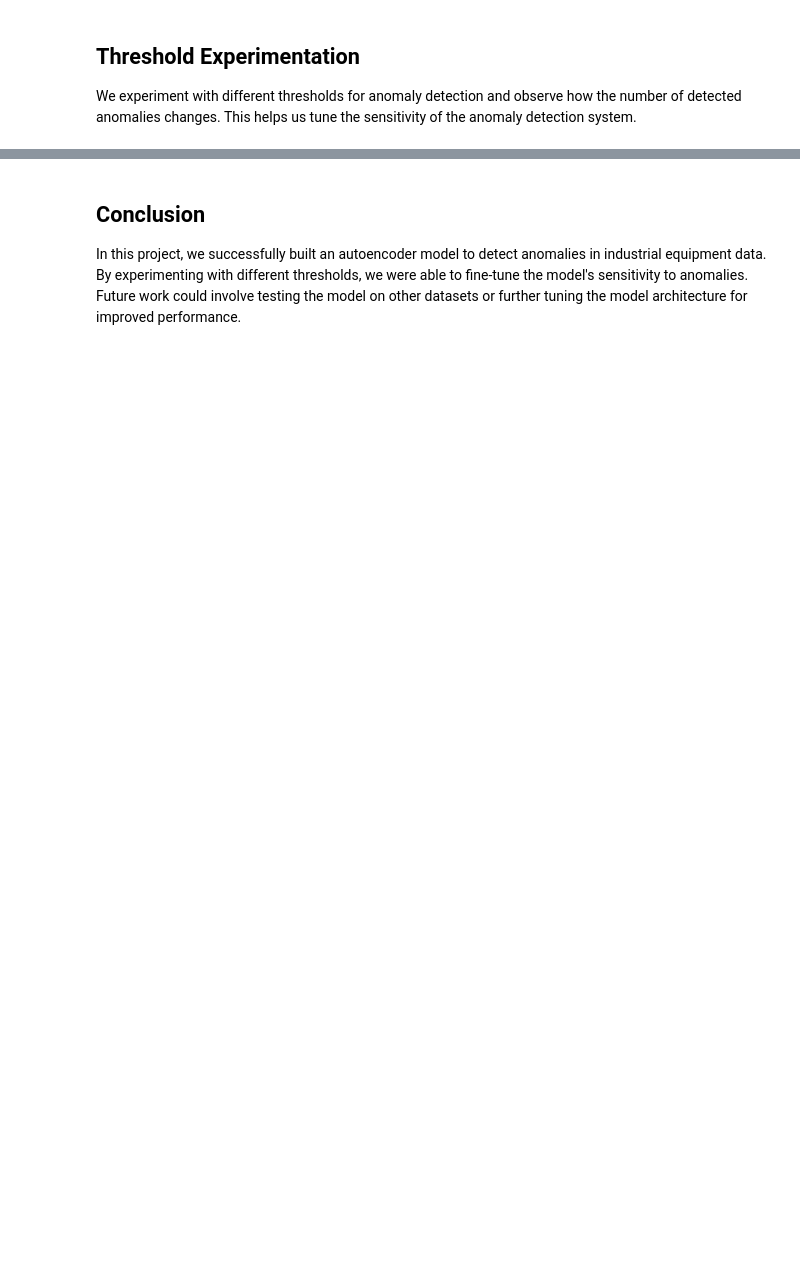
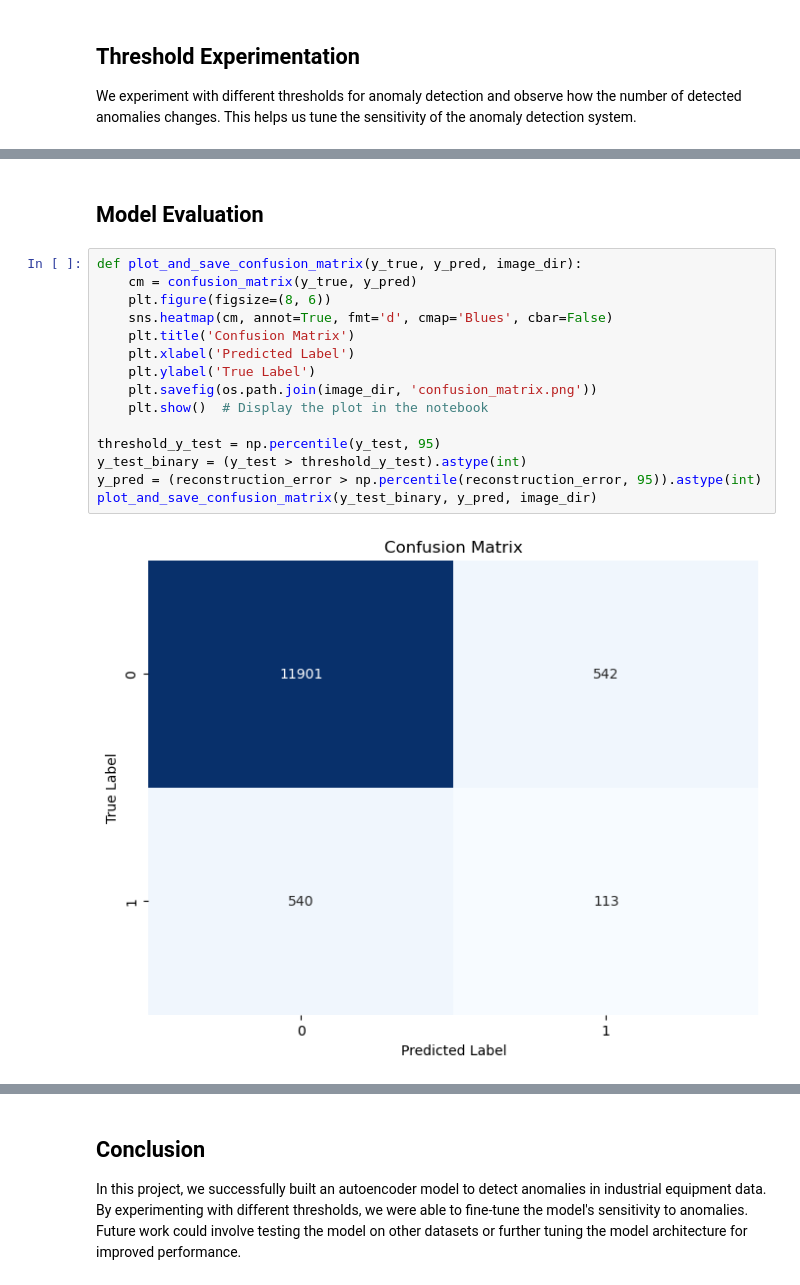
Before and after one commit to UdayKiran112/Industrial-Anomaly-Detection, a Jupyter notebook: autoencoder_train.ipynb, the cells around one changed output, grey strips where cells are left out. Drawn from its saved outputs; the diff is of its cells as text; blank space fills up the shorter version.

```diff
--- a/autoencoder_train.ipynb
+++ b/autoencoder_train.ipynb
@@ -233,0 +274,19 @@ Threshold: 2.5692 | Number of anomalies: 131
+# %% [markdown]
+## Model Evaluation
+# %%
+def plot_and_save_confusion_matrix(y_true, y_pred, image_dir):
+    cm = confusion_matrix(y_true, y_pred)
+    plt.figure(figsize=(8, 6))
+    sns.heatmap(cm, annot=True, fmt='d', cmap='Blues', cbar=False)
+    plt.title('Confusion Matrix')
+    plt.xlabel('Predicted Label')
+    plt.ylabel('True Label')
+    plt.savefig(os.path.join(image_dir, 'confusion_matrix.png'))
+    plt.show()  # Display the plot in the notebook
+
+threshold_y_test = np.percentile(y_test, 95)
+y_test_binary = (y_test > threshold_y_test).astype(int)
+y_pred = (reconstruction_error > np.percentile(reconstruction_error, 95)).astype(int)
+plot_and_save_confusion_matrix(y_test_binary, y_pred, image_dir)
+# %% [output]
+[figure, added]
```
Also changed, not shown: parts of 20 cells of this notebook, 11 other files.
